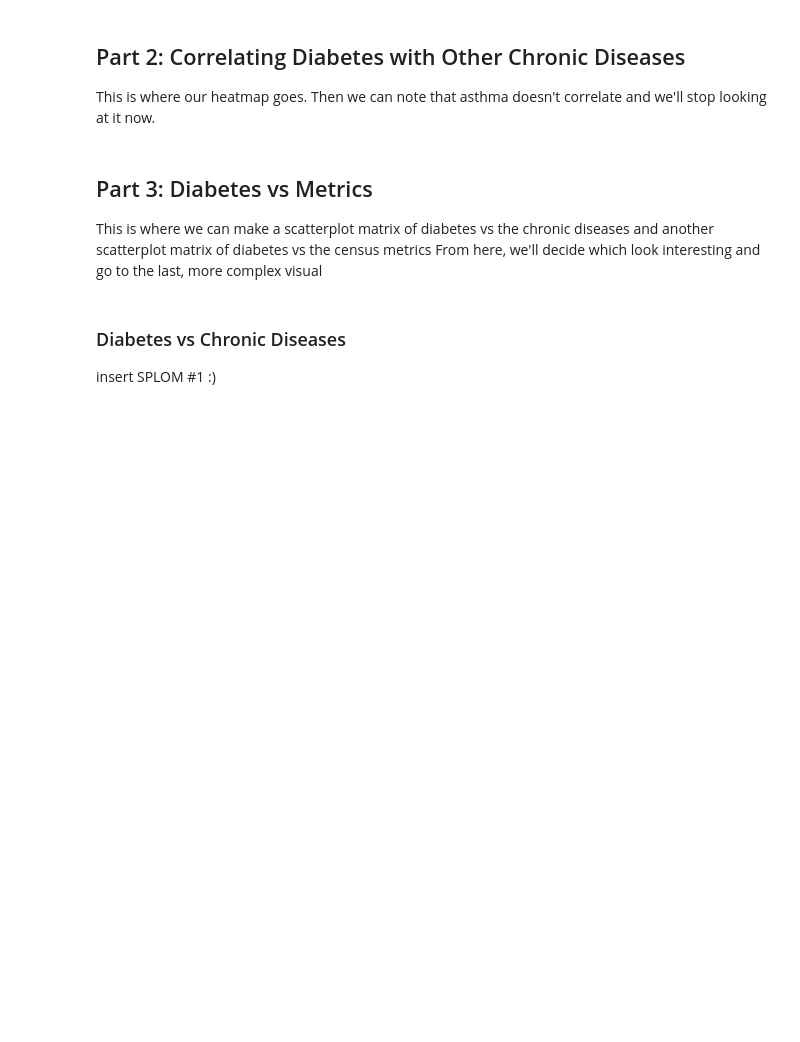
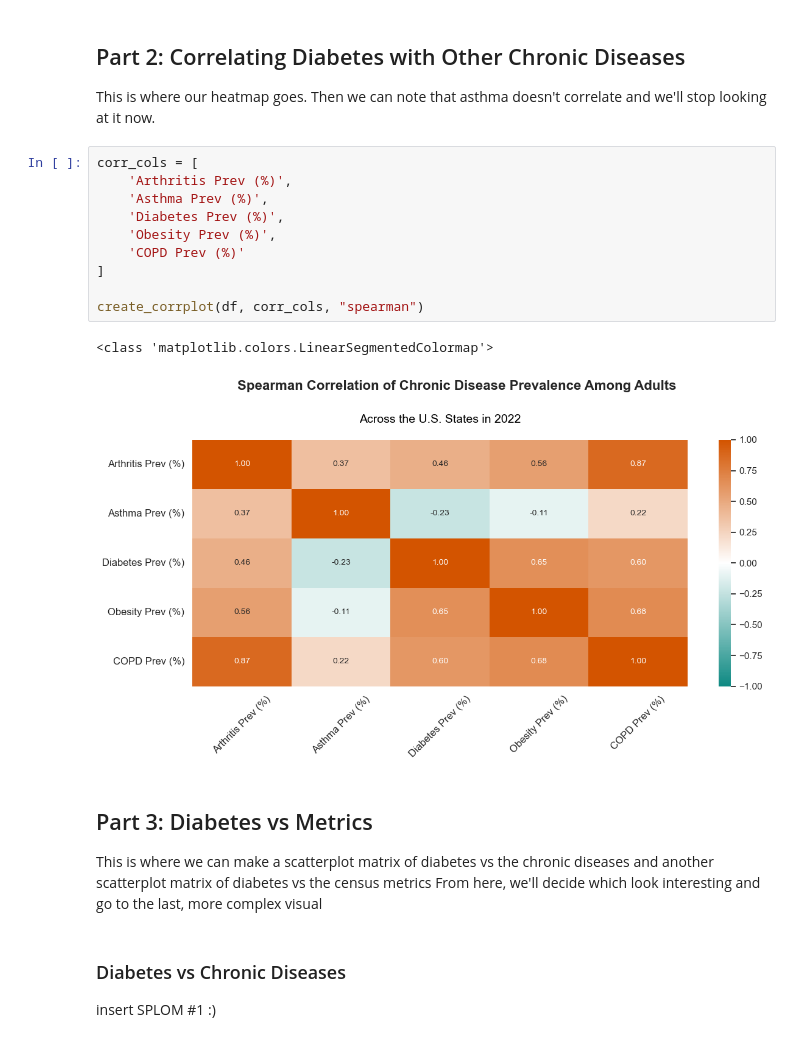
Before and after one commit to duhoang920/siads_593_milestone_1, a Jupyter notebook: main.ipynb, the cells around one changed output. Saved outputs shown, nothing was run; the diff lists cells and outputs as text; blank space fills up the shorter version.

```diff
--- a/main.ipynb
+++ b/main.ipynb
@@ -285,6 +355,19 @@ Subplots of the census metrics' histogram/boxplots
 # %% [markdown]
 ## Part 2: Correlating Diabetes with Other Chronic Diseases
 This is where our heatmap goes. Then we can note that asthma doesn't correlate and we'll stop looking at it now.
+# %%
+corr_cols = [
+    'Arthritis Prev (%)',
+    'Asthma Prev (%)',
+    'Diabetes Prev (%)',
+    'Obesity Prev (%)',
+    'COPD Prev (%)'
+]
+
+create_corrplot(df, corr_cols, "spearman")
+# %% [output]
+<class 'matplotlib.colors.LinearSegmentedColormap'>
+[figure, added]
 # %% [markdown]
 ## Part 3: Diabetes vs Metrics
 This is where we can make a scatterplot matrix of diabetes vs the chronic diseases
```
Also changed, not shown: parts of 8 cells of this notebook.
